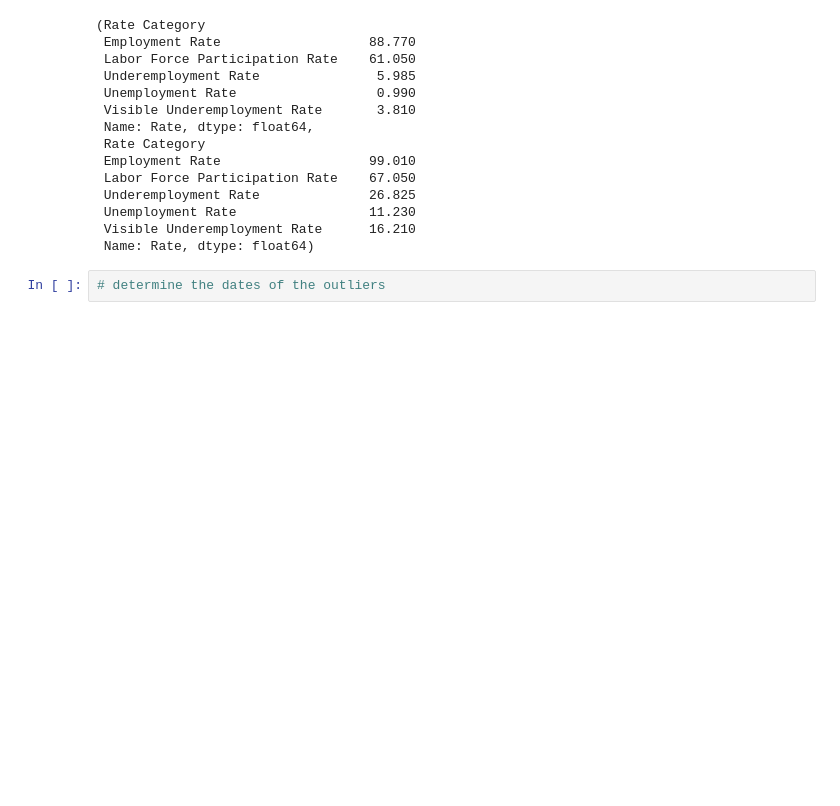
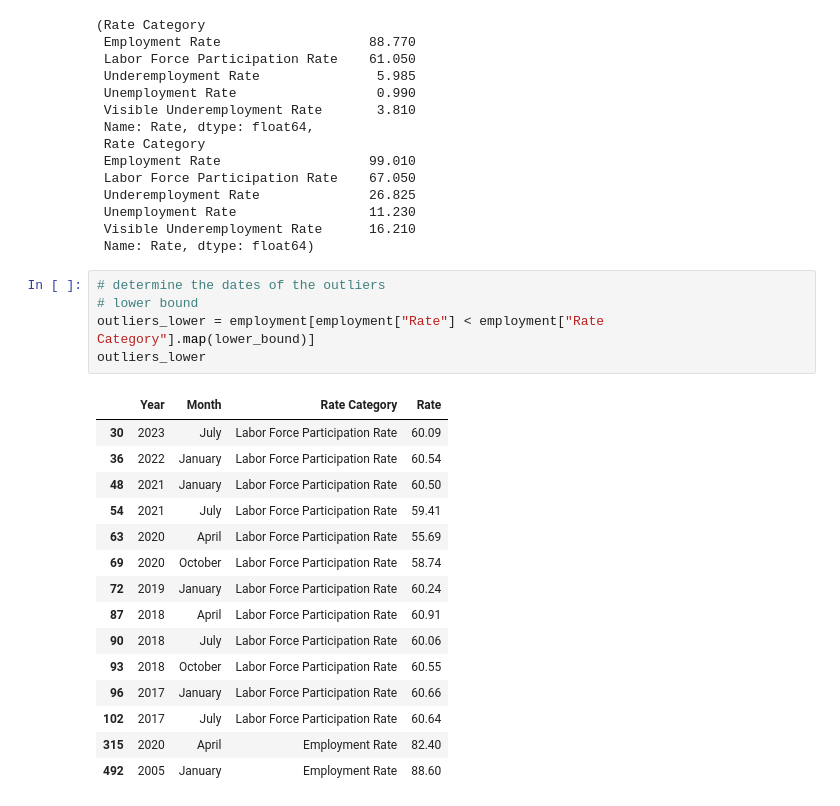
Before and after one commit to glamosky/labor-and-employment, a Jupyter notebook: labor and employment.ipynb, the cells around one changed output. Cells and saved outputs as stored; diff of their text form; blank space fills up the shorter version.

```diff
--- a/labor and employment.ipynb
+++ b/labor and employment.ipynb
@@ -222,3 +222,22 @@ lower_bound, upper_bound
  Name: Rate, dtype: float64)
 # %%
 # determine the dates of the outliers
+# lower bound
+outliers_lower = employment[employment["Rate"] < employment["Rate Category"].map(lower_bound)]
+outliers_lower
+# %% [output]
+|  | Year | Month | Rate Category | Rate |
+| 30 | 2023 | July | Labor Force Participation Rate | 60.09 |
+| 36 | 2022 | January | Labor Force Participation Rate | 60.54 |
+| 48 | 2021 | January | Labor Force Participation Rate | 60.50 |
+| 54 | 2021 | July | Labor Force Participation Rate | 59.41 |
+| 63 | 2020 | April | Labor Force Participation Rate | 55.69 |
+| 69 | 2020 | October | Labor Force Participation Rate | 58.74 |
+| 72 | 2019 | January | Labor Force Participation Rate | 60.24 |
+| 87 | 2018 | April | Labor Force Participation Rate | 60.91 |
+| 90 | 2018 | July | Labor Force Participation Rate | 60.06 |
+| 93 | 2018 | October | Labor Force Participation Rate | 60.55 |
+| 96 | 2017 | January | Labor Force Participation Rate | 60.66 |
+| 102 | 2017 | July | Labor Force Participation Rate | 60.64 |
+| 315 | 2020 | April | Employment Rate | 82.40 |
+| 492 | 2005 | January | Employment Rate | 88.60 |
```
Also changed, not shown: parts of 4 cells of this notebook.
